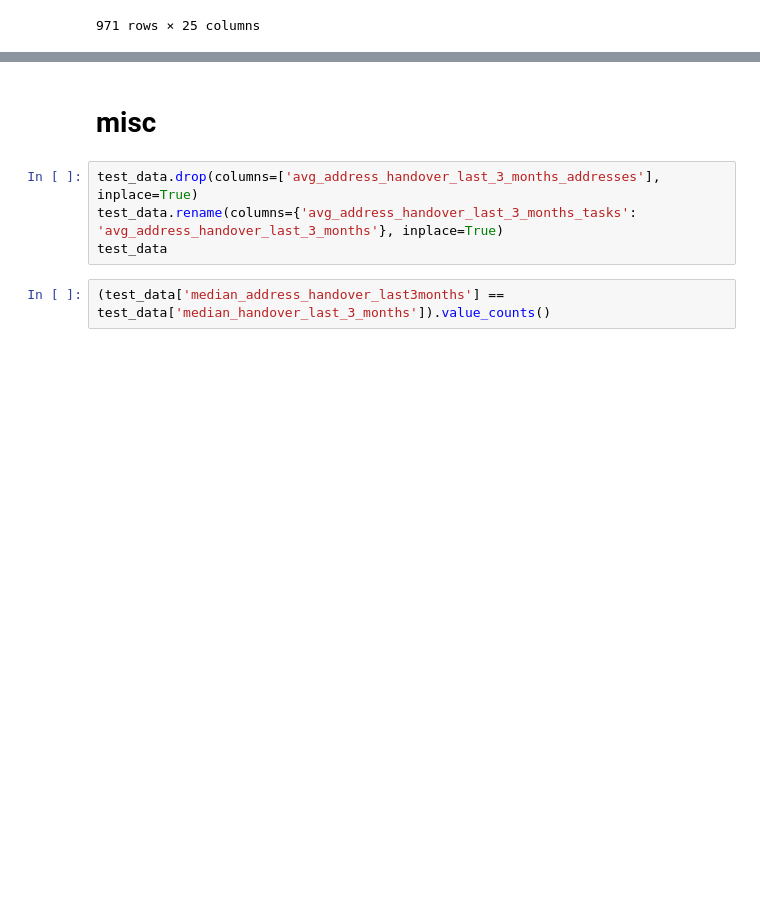
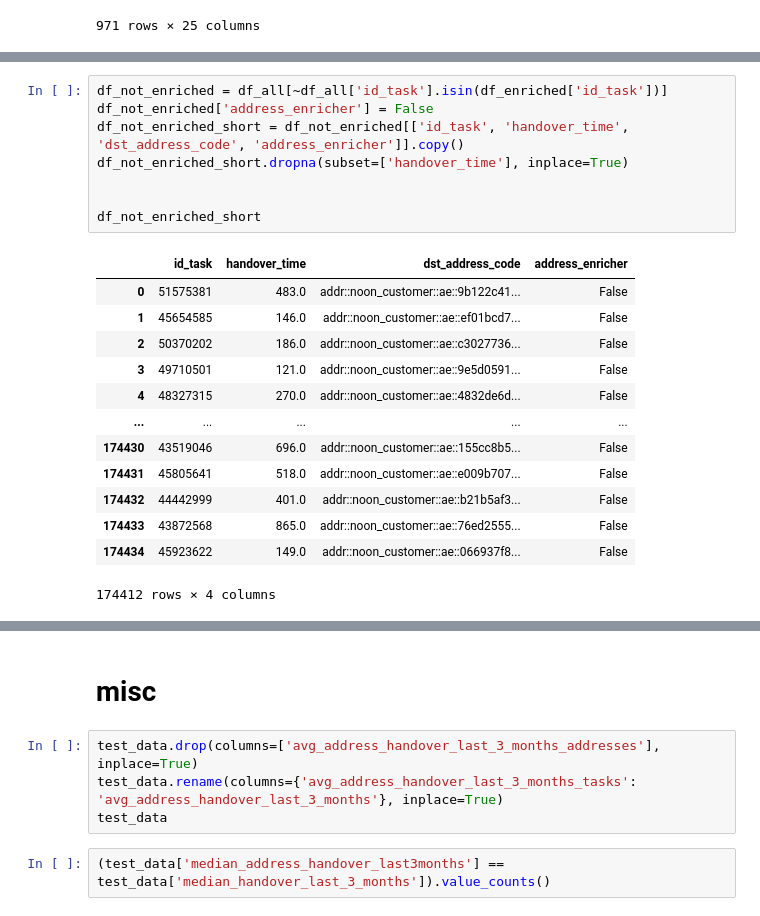
Before and after one commit to MohamdFekry/Parking-Enricher, a Jupyter notebook: test_data_analsis.ipynb, the cells around one changed output, grey strips where cells are left out. Drawn from its saved outputs; the diff is of its cells as text; blank space fills up the shorter version.

```diff
--- a/test_data_analsis.ipynb
+++ b/test_data_analsis.ipynb
@@ -810,0 +871,22 @@ Name: count, dtype: int64
+# %%
+df_not_enriched = df_all[~df_all['id_task'].isin(df_enriched['id_task'])]
+df_not_enriched['address_enricher'] = False
+df_not_enriched_short = df_not_enriched[['id_task', 'handover_time', 'dst_address_code', 'address_enricher']].copy()
+df_not_enriched_short.dropna(subset=['handover_time'], inplace=True)
+
+
+df_not_enriched_short
+# %% [output]
+|  | id_task | handover_time | dst_address_code | address_enricher |
+| 0 | 51575381 | 483.0 | addr::noon_customer::ae::9b122c41... | False |
+| 1 | 45654585 | 146.0 | addr::noon_customer::ae::ef01bcd7... | False |
+| 2 | 50370202 | 186.0 | addr::noon_customer::ae::c3027736... | False |
+| 3 | 49710501 | 121.0 | addr::noon_customer::ae::9e5d0591... | False |
+| 4 | 48327315 | 270.0 | addr::noon_customer::ae::4832de6d... | False |
+| ... | ... | ... | ... | ... |
+| 174430 | 43519046 | 696.0 | addr::noon_customer::ae::155cc8b5... | False |
+| 174431 | 45805641 | 518.0 | addr::noon_customer::ae::e009b707... | False |
+| 174432 | 44442999 | 401.0 | addr::noon_customer::ae::b21b5af3... | False |
+| 174433 | 43872568 | 865.0 | addr::noon_customer::ae::76ed2555... | False |
+| 174434 | 45923622 | 149.0 | addr::noon_customer::ae::066937f8... | False |
+174412 rows × 4 columns
```
Also changed, not shown: parts of 16 cells of this notebook, 3 other files.
